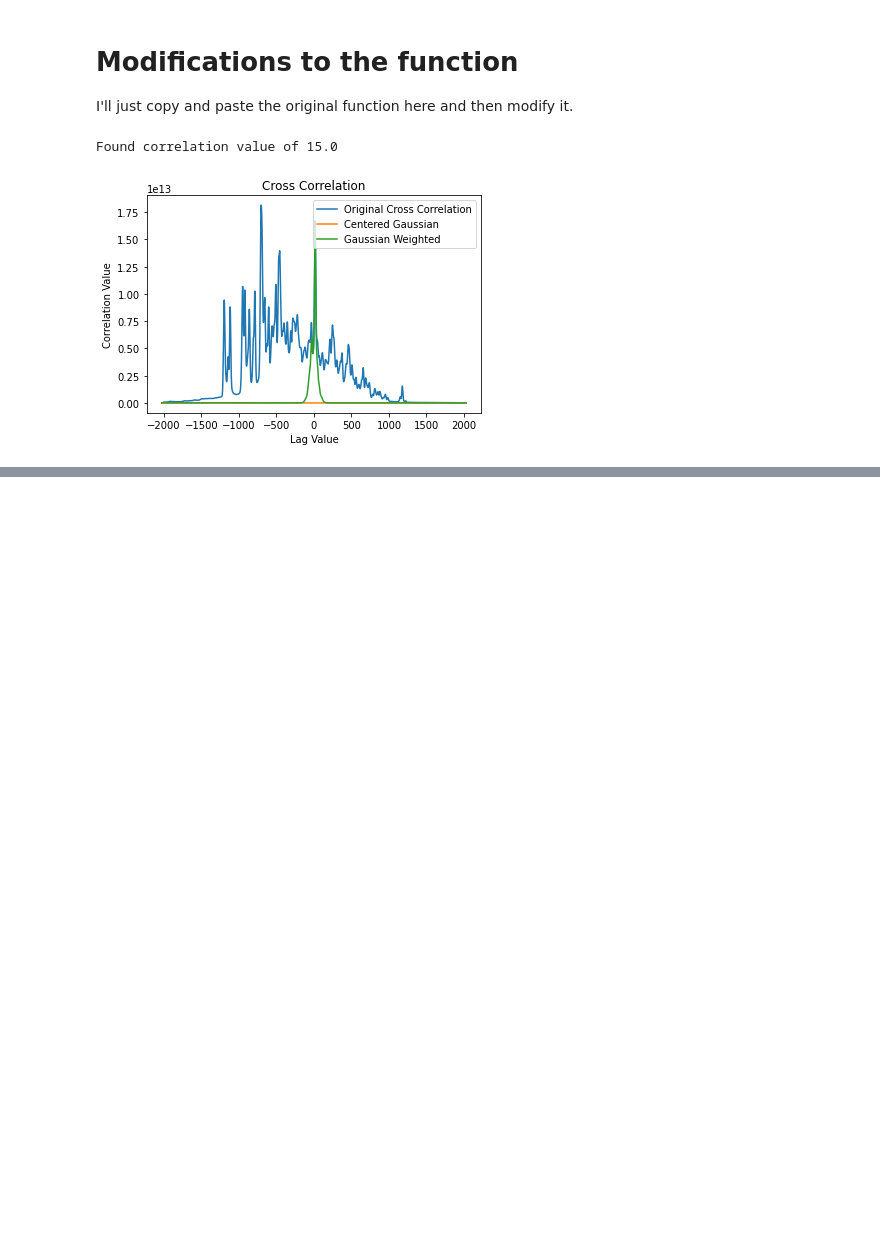
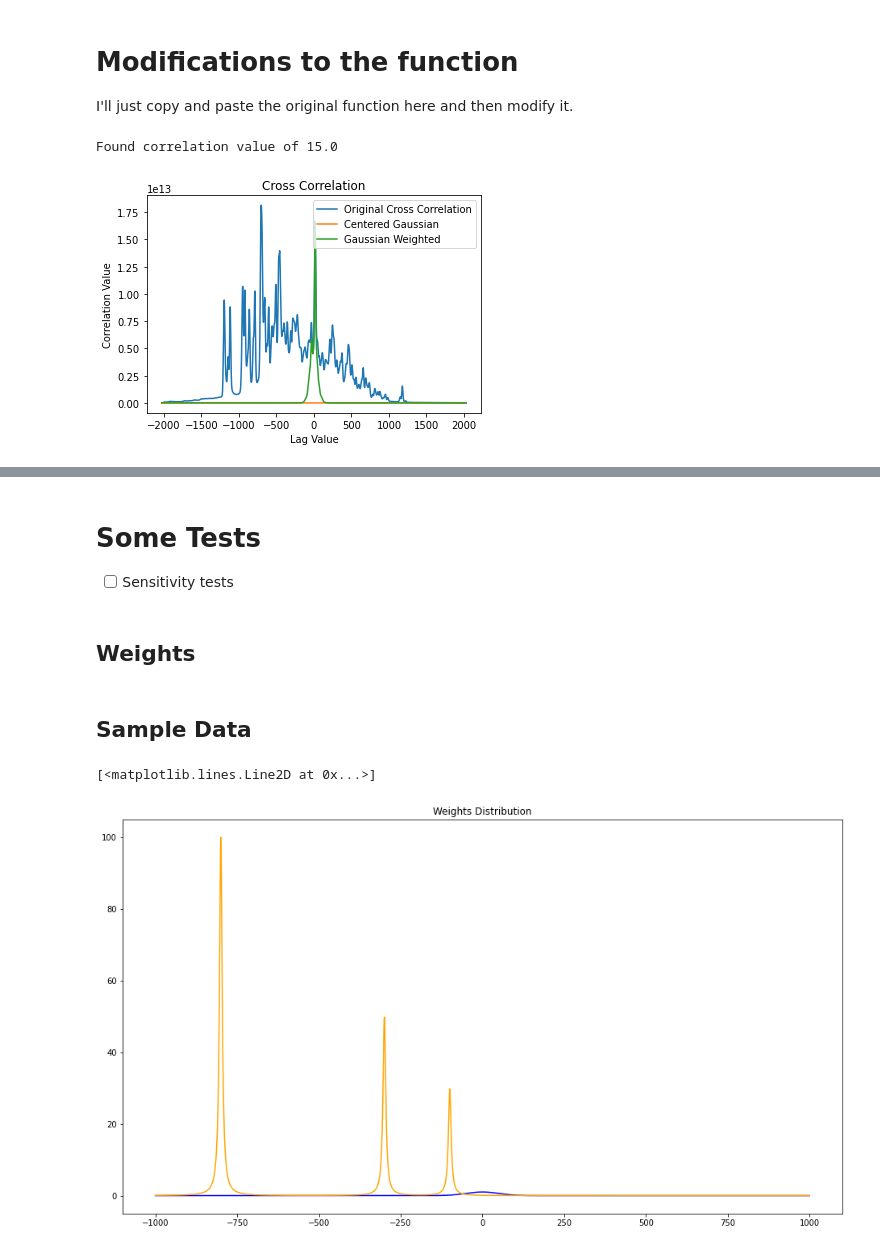
Before and after one commit to simontorres/general_documentation, a Jupyter notebook: jupyter-notebooks/pipeline_development/Improve Global Cross Correlation.ipynb, the cells around one changed output, grey strips where cells are left out. Saved outputs shown, nothing was run; the diff lists cells and outputs as text; code cells hidden in the pictures; blank space fills up the shorter version.

Commit message:
Added some basic tests in order to check that the idea is correct

```diff
--- a/jupyter-notebooks/pipeline_development/Improve Global Cross Correlation.ipynb
+++ b/jupyter-notebooks/pipeline_development/Improve Global Cross Correlation.ipynb
@@ -157,0 +164,30 @@ I created a gaussian weight distribution, centered in 0. This is correct because
+# %% [markdown]
+# Some Tests
+- [ ] Sensitivity tests
+# %% [markdown]
+## Weights
+# %%
+weights_model = models.Gaussian1D(amplitude=1, mean=0, stddev=50)
+x_axis = np.linspace(-1000, 1000, 2000)
+
+weights = weights_model(x_axis)
+# %% [markdown]
+## Sample Data
+# %%
+peak_positions = [-800, -300, -100]
+peak_value = [100, 50, 30]
+
+
+data = np.zeros(len(x_axis))
+for i in range(3):
+    peak_model = models.Lorentz1D(amplitude=peak_value[i], x_0=peak_positions[i], fwhm=10)
+    data += peak_model(x_axis)
+# %%
+fig, ax = plt.subplots(figsize=(16,9))
+ax.set_title("Weights Distribution")
+
+ax.plot(x_axis, weights, color='b')
+ax.plot(x_axis, data, color='orange')
+# %% [output]
+[<matplotlib.lines.Line2D at 0x...>]
+[figure, added]
```
Also changed, not shown: parts of 9 cells of this notebook.
